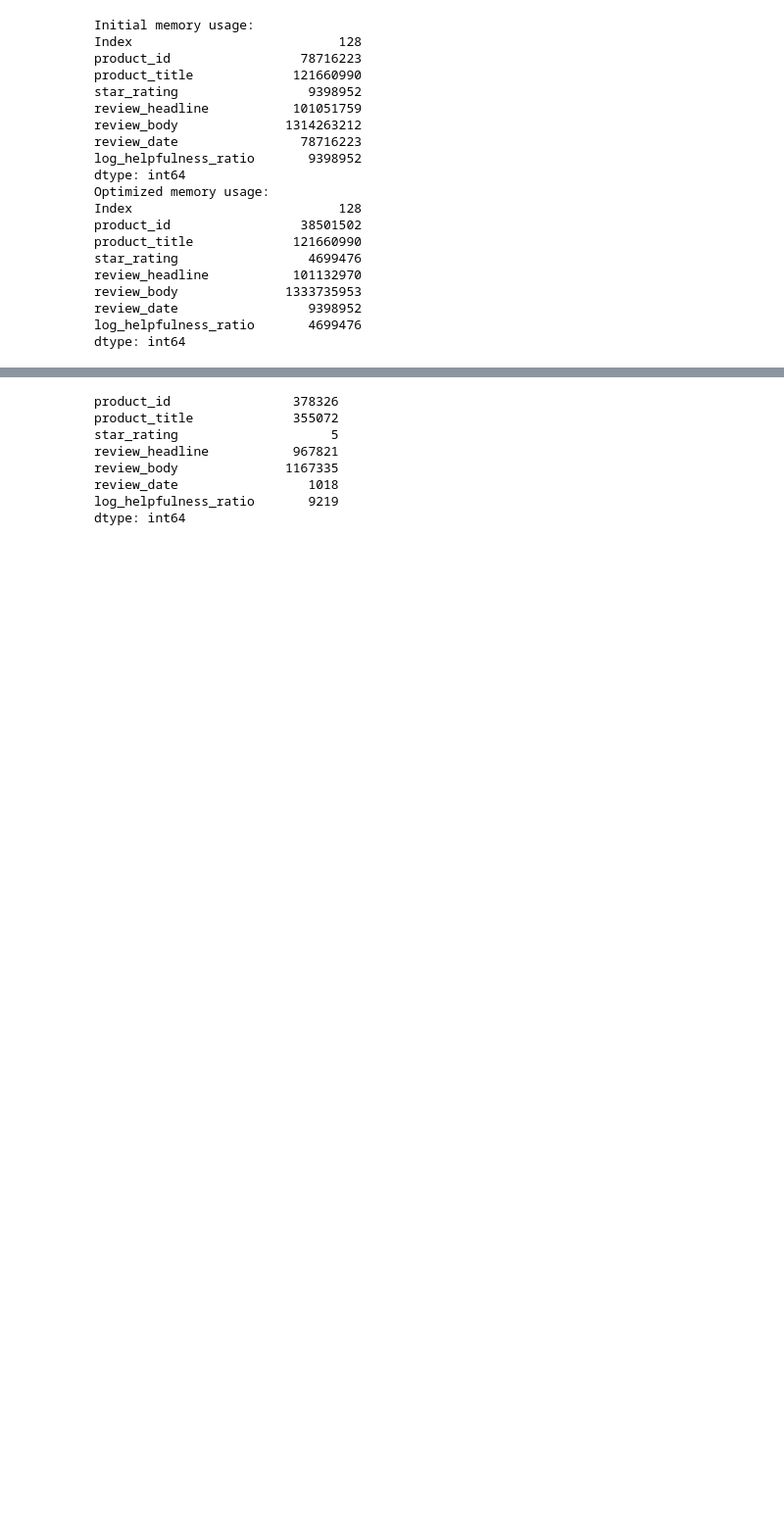
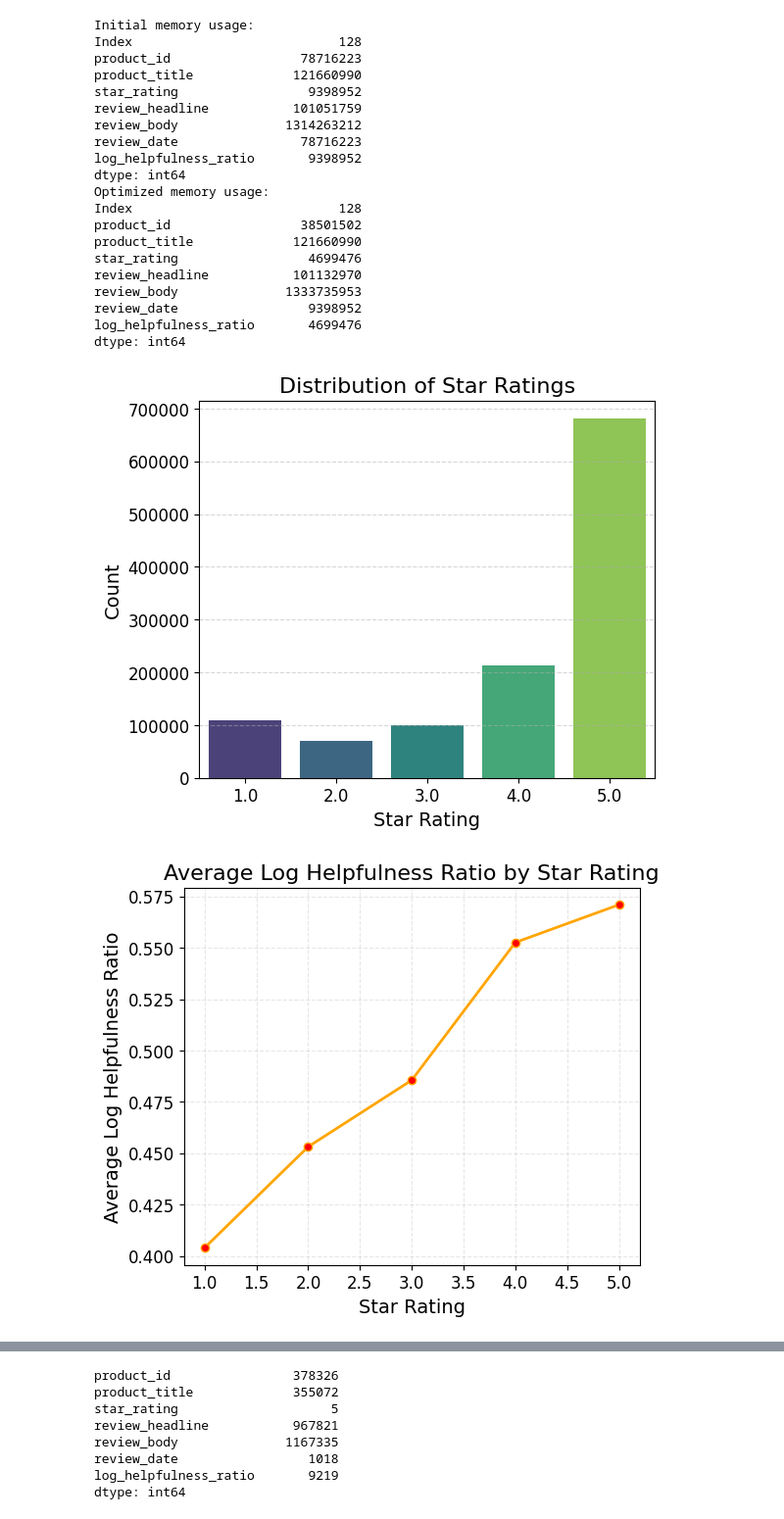
Before and after one commit to rameshs-data/AmazonReview_UsefulnessRanker, a Jupyter notebook: AmazonReview_UsefulnessRanker.ipynb, the cells around one changed output, grey strips where cells are left out. Shown at 98% size. Saved outputs shown, nothing was run; the diff lists cells and outputs as text; code cells hidden in the pictures; blank space fills up the shorter version.

```diff
--- a/AmazonReview_UsefulnessRanker.ipynb
+++ b/AmazonReview_UsefulnessRanker.ipynb
@@ -513,3 +448,41 @@ review_body              1333735953
 review_date                 9398952
 log_helpfulness_ratio       4699476
 dtype: int64
+# %%
+plt.figure(figsize=(6, 5))
+sns.countplot(x='star_rating', data=book_df, palette='viridis')
+plt.title('Distribution of Star Ratings', fontsize=16)
+plt.xlabel('Star Rating', fontsize=14)
+plt.ylabel('Count', fontsize=14)
+plt.xticks(fontsize=12)
+plt.yticks(fontsize=12)
+plt.grid(axis='y', linestyle='--', alpha=0.5)
+plt.show()
+
+avg_helpfulness_by_star = book_df.groupby('star_rating')['log_helpfulness_ratio'].mean()
+
+plt.figure(figsize=(6, 5))
+avg_helpfulness_by_star.plot(kind='line', marker='o', color='orange', linewidth=2, markerfacecolor='red')
+plt.title('Average Log Helpfulness Ratio by Star Rating', fontsize=16)
+plt.xlabel('Star Rating', fontsize=14)
+plt.ylabel('Average Log Helpfulness Ratio', fontsize=14)
+plt.xticks(rotation=0, fontsize=12)
+plt.yticks(fontsize=12)
+plt.grid(linestyle='--', alpha=0.3)
+plt.show()
+
+book_df['review_date'] = pd.to_datetime(book_df['review_date'])
+monthly_helpfulness = book_df.set_index('review_date').resample('M')['log_helpfulness_ratio'].mean()
+
+plt.figure(figsize=(6, 5))
+monthly_helpfulness.plot(color='teal', linewidth=2)
+plt.title('Monthly Average Log Helpfulness Ratio', fontsize=16)
+plt.xlabel('Date', fontsize=14)
+plt.ylabel('Average Log Helpfulness Ratio', fontsize=14)
+plt.xticks(fontsize=12)
+plt.yticks(fontsize=12)
+plt.grid(linestyle='--', alpha=0.3)
+plt.show()
+# %% [output]
+[figure, added]
+[figure, added]
```
Also changed, not shown: parts of 44 cells of this notebook.
